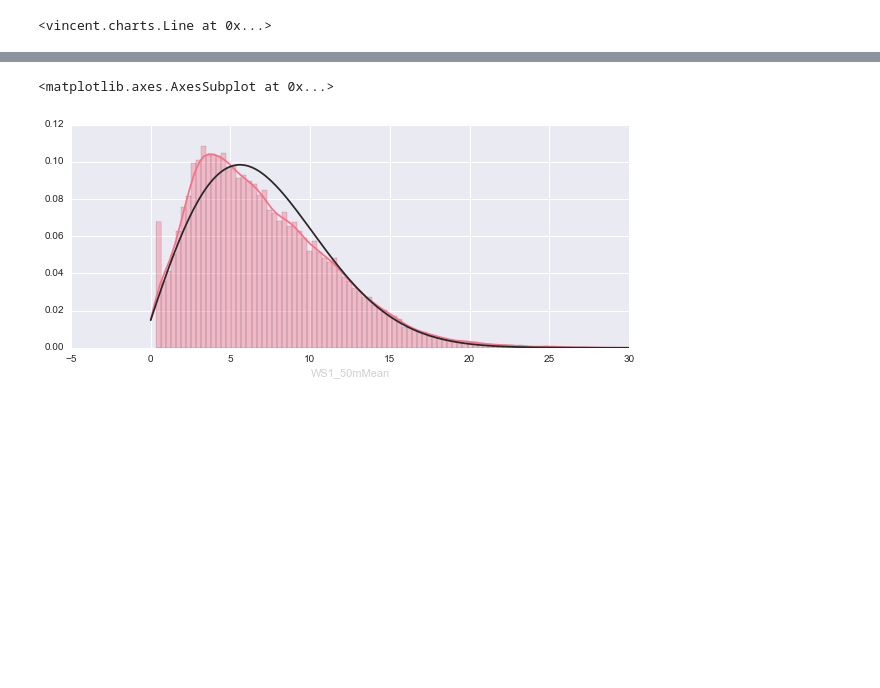
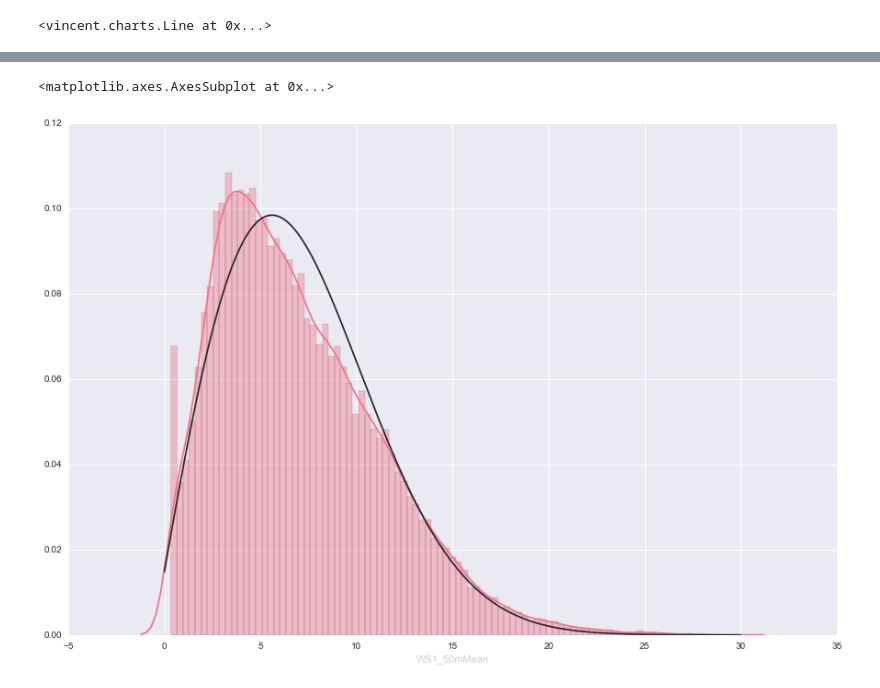
Before and after one commit to wrobstory/pydatasv2014, a Jupyter notebook: Up and Down PyData 2014.ipynb, the cells around one changed output, grey strips where cells are left out. Drawn from its saved outputs; the diff is of its cells as text; code cells hidden in the pictures; blank space fills up the shorter version.

Commit message:
ENH: More charts with ggplot, some seaborn size changes

```diff
--- a/Up and Down PyData 2014.ipynb
+++ b/Up and Down PyData 2014.ipynb
@@ -137,6 +148,7 @@ sb.jointplot('WS1_50mMean', 'WS2_50mMean', data=november_2011)
 # %%
 import scipy.stats as stats
+plt.figure(figsize=(15, 10))
 sb.distplot(ws['WS1_50mMean'], fit=stats.rayleigh)
 # %% [output]
 <matplotlib.axes.AxesSubplot at 0x...>
-[figure, old version]
+[figure, new version]
```
Also changed, not shown: parts of 7 cells of this notebook, 1 other file.
